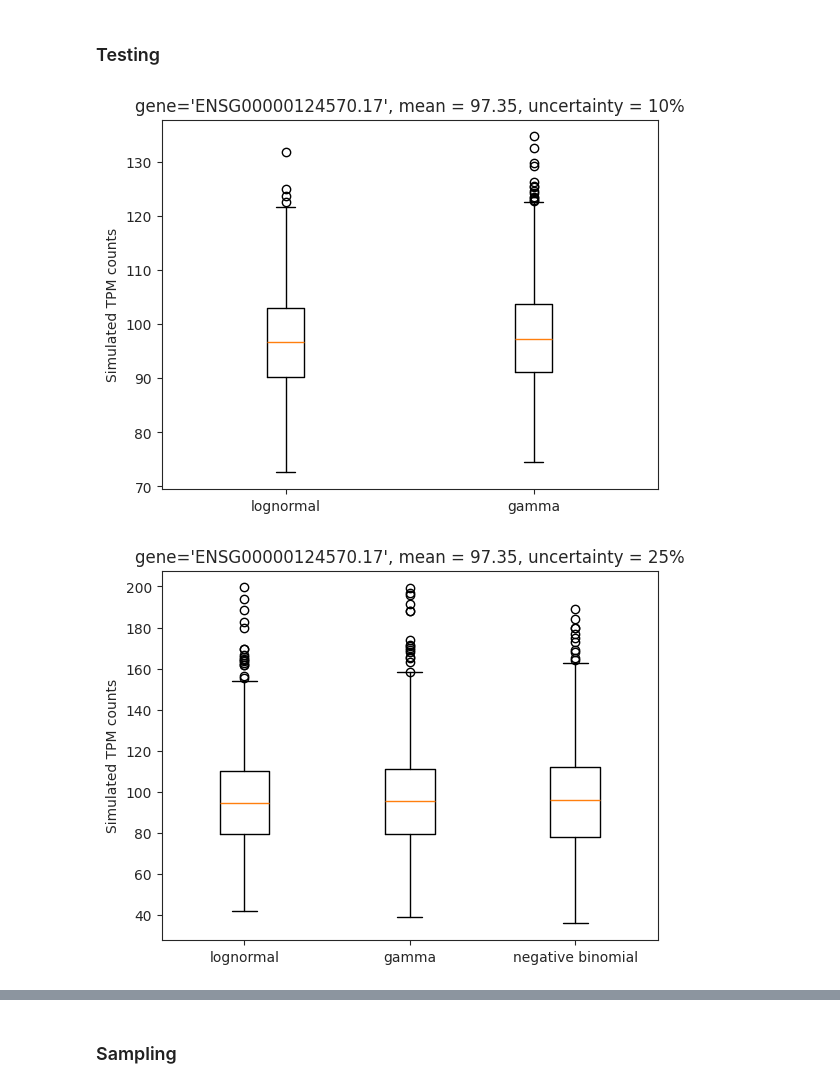
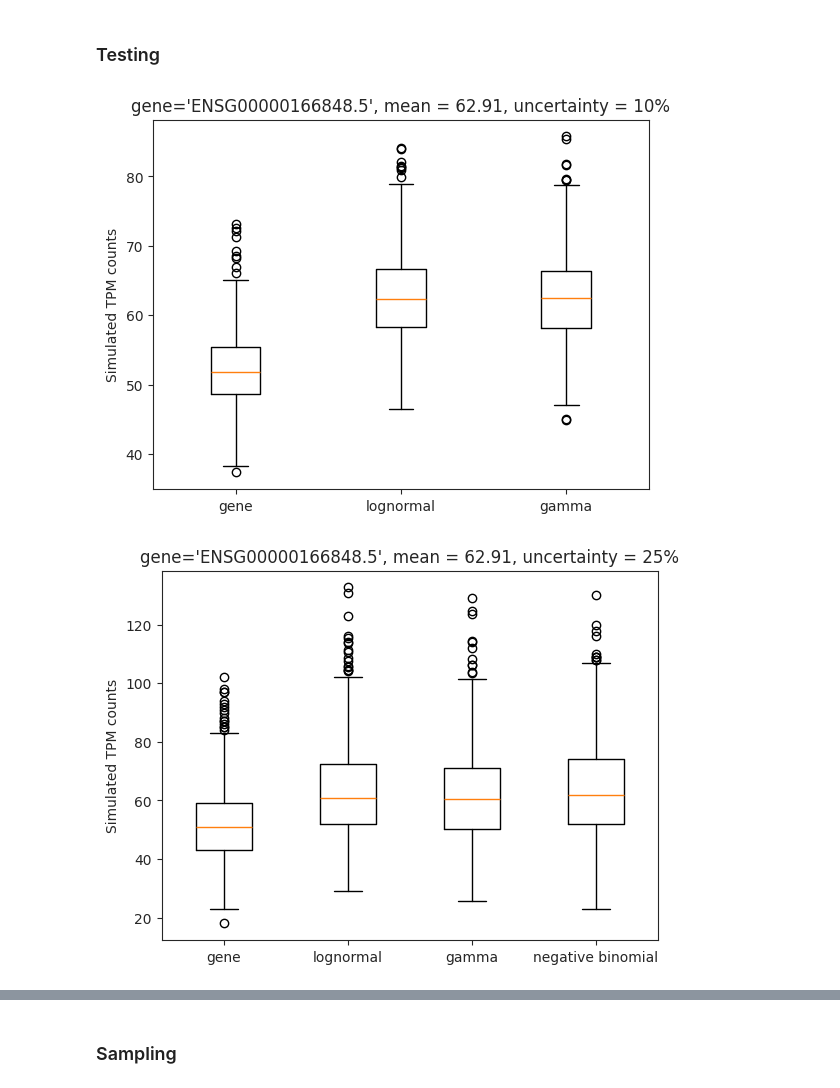
Before and after one commit to Translational-HDPM/T-HDPM_uncertainty_analysis, a Jupyter notebook: notebooks/distribution_based_subject_level_analysis.ipynb, the cells around one changed output, grey strips where cells are left out. Cells and saved outputs as stored; diff of their text form; code cells hidden in the pictures.

Commit message:
Add gene distribution based sampling and visualization to boxplot.

```diff
--- a/notebooks/distribution_based_subject_level_analysis.ipynb
+++ b/notebooks/distribution_based_subject_level_analysis.ipynb
@@ -400,11 +400,12 @@ def find_best_dist_aic(gene: str, results: pd.DataFrame) -> str:
     return subset[filt].index[0].split("_")[0].upper()
 
 def find_best_dist_ks_p_value(gene: str, results: pd.DataFrame) -> Optional[str]:
+    p_val_cutoff = 0.1
     subset = results.loc[gene, ["poisson_p_val", "nb_p_val", "zip_p_val", "zinb_p_val"]]
     subset = subset.dropna()
     if len(subset) == 0:
         return None
-    subset = subset[subset >= 0.05]
+    subset = subset[subset >= p_val_cutoff]
     if len(subset) == 0:
         return None
     filt = (subset == subset.max())
@@ -449,11 +450,12 @@ Text(0.5, 1.0, 'Best fit distributions according to Kolmogorov-Smirnov test stat
 ## Fitting continuous distributions to Gene data
 # %%
 def find_best_continuous_dist_p_value(gene: str, results: pd.DataFrame) -> Optional[str]:
+    p_val_cutoff = 0.1
     subset = results.loc[gene, ["gamma_ks_p_val", "lognormal_sw_p_val"]]
     subset = subset.dropna()
     if len(subset) == 0:
         return None
-    subset = subset[subset >= 0.05]
+    subset = subset[subset >= p_val_cutoff]
     if len(subset) == 0:
         return None
     filt = (subset == subset.max())
@@ -659,11 +661,12 @@ For comparing between the three, distribution-specific goodness of fit metrics a
 #### Overall
 # %%
 def _find_best_dist(lognormal_sw_p_val: Optional[float], gamma_ks_p_val: Optional[float], nb_ks_p_val: Optional[float]) -> Optional[str]:
+    p_val_cutoff = 0.1
     subset = pd.Series(index=["lognormal", "negative binomial", "gamma"], data=[lognormal_sw_p_val, gamma_ks_p_val, nb_ks_p_val])
     subset = subset.dropna()
     if len(subset) == 0:
         return None
-    subset = subset[subset >= 0.05]
+    subset = subset[subset >= p_val_cutoff]
     if len(subset) == 0:
         return None
     filt = (subset == subset.max())
@@ -749,9 +752,23 @@ print(dist_fitting_results["best_fit"].isna().sum(), dist_fitting_results_ad["be
 # %%
 i, j = np.random.randint(0, patients_df.shape[0]), np.random.randint(0, patients_df.shape[1])
 # %%
-def plot_boxplot_gene_samples(patients_df: pd.DataFrame, uncertainty: int, n_samples: int, i: int, j: int):
+def plot_boxplot_gene_samples(patients_df: pd.DataFrame, best_fit_dists: pd.Series, uncertainty: int, n_samples: int, i: int, j: int):
     gene = patients_df.index[i]
     mean = patients_df.iloc[i, j]
+    mean_gene = np.mean(patients_df.iloc[i, :])
+    samples_gene = None
+    gene_best_fit = best_fit_dists[gene]
+
+    if gene_best_fit == "NEGATIVE BINOMIAL" and (uncertainty / 100) ** 2.0 <= 1/mean_gene:
+        gene_best_fit = "LOGNORMAL"
+
+    match gene_best_fit:
+        case "NEGATIVE BINOMIAL":
+            samples_gene = sample_negative_binomial_mean_rsd(mean_gene, uncertainty / 100.0, n_samples)
+        case "LOGNORMAL":
+            samples_gene = sample_lognormal_mean_rsd(mean_gene, uncertainty / 100.0, n_samples)
+        case "GAMMA":
+            samples_gene = sample_gamma_mean_rsd(mean, uncertainty / 100.0, n_samples)
 
     # Sample from distribution
     if (uncertainty / 100) ** 2.0 > 1/mean:
@@ -762,7 +779,7 @@ def plot_boxplot_gene_samples(patients_df: pd.DataFrame, uncertainty: int, n_sam
     samples_g = sample_gamma_mean_rsd(mean, uncertainty / 100.0, n_samples)
 
     # Plot boxplots of genes
-    data, labels = [samples_ln, samples_g], ["lognormal", "gamma"]
+    data, labels = [samples_gene, samples_ln, samples_g], ["gene", "lognormal", "gamma"]
     if samples_nb is not None:
         data.append(samples_nb)
         labels.append("negative binomial")
@@ -772,9 +789,9 @@ def plot_boxplot_gene_samples(patients_df: pd.DataFrame, uncertainty: int, n_sam
     plt.ylabel("Simulated TPM counts")
     plt.title(f"{gene=}, mean = {mean:.2f}, uncertainty = {uncertainty}%")
 # %%
-plot_boxplot_gene_samples(patients_df, 10, n_samples, i, j)
-plot_boxplot_gene_samples(patients_df, 25, n_samples, i, j)
-plot_boxplot_gene_samples(patients_df, 50, n_samples, i, j)
+plot_boxplot_gene_samples(patients_df, dist_fitting_results["best_fit"], 10, n_samples, i, j)
+plot_boxplot_gene_samples(patients_df, dist_fitting_results["best_fit"], 25, n_samples, i, j)
+plot_boxplot_gene_samples(patients_df, dist_fitting_results["best_fit"], 50, n_samples, i, j)
 # %% [output]
-[figure, old version]
+[figure, new version]
-[figure, old version]
+[figure, new version]
```
Also changed, not shown: parts of 13 cells of this notebook.
